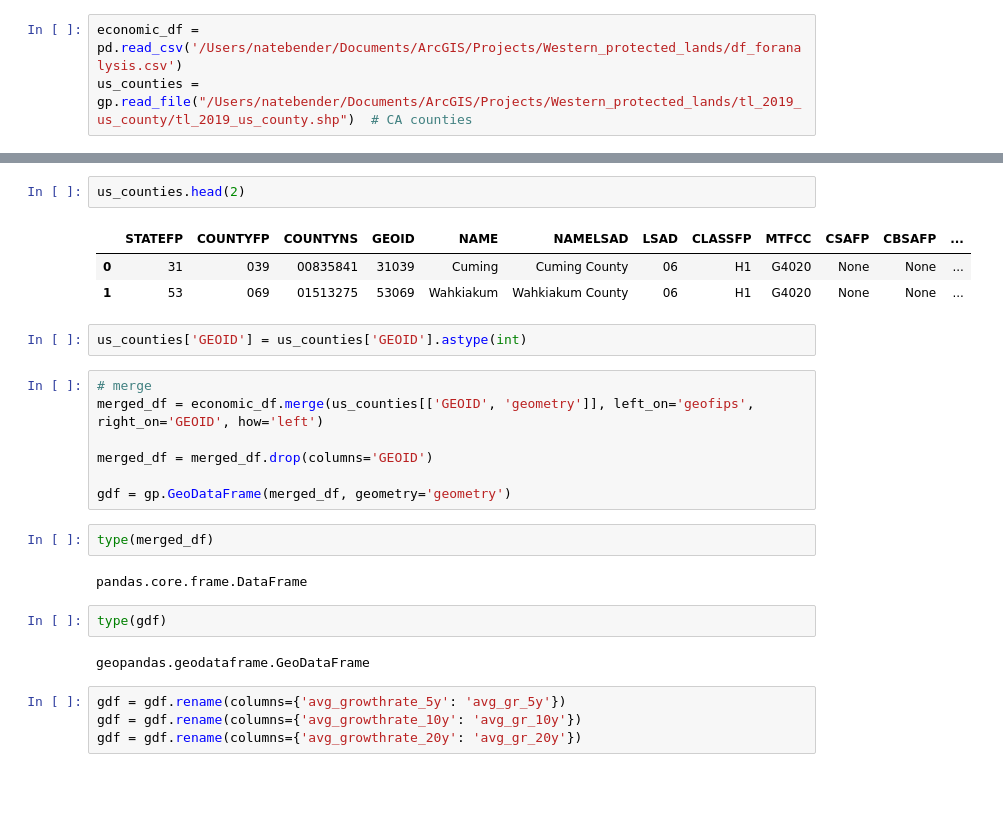
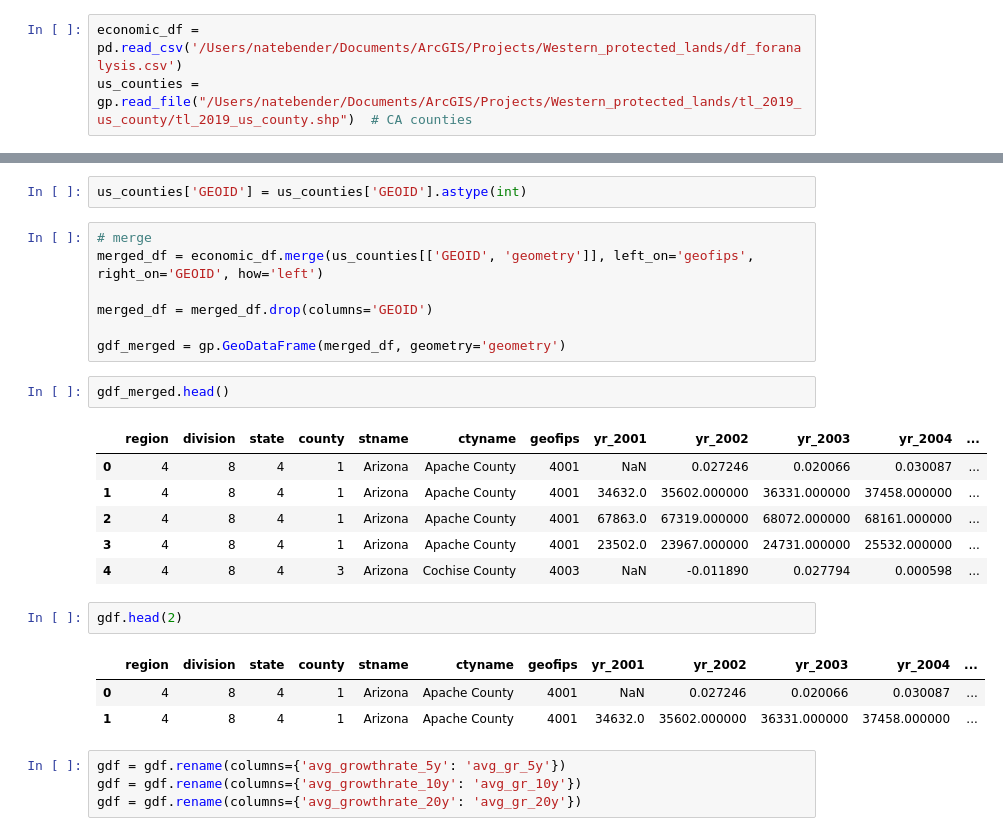
Before and after one commit to natebendermontana/western_protected_areas, a Jupyter notebook: 3_Combine_counties_economics.ipynb, the cells around one changed output, grey strips where cells are left out. Saved outputs shown, nothing was run; the diff lists cells and outputs as text; blank space fills up the shorter version.

```diff
--- a/3_Combine_counties_economics.ipynb
+++ b/3_Combine_counties_economics.ipynb
@@ -27,9 +21,3 @@ economic_df.head(2)
-# %%
-us_counties.head(2)
-# %% [output]
-|  | STATEFP | COUNTYFP | COUNTYNS | GEOID | NAME | NAMELSAD | LSAD | CLASSFP | MTFCC | CSAFP | CBSAFP | ... |
-| 0 | 31 | 039 | 00835841 | 31039 | Cuming | Cuming County | 06 | H1 | G4020 | None | None | ... |
-| 1 | 53 | 069 | 01513275 | 53069 | Wahkiakum | Wahkiakum County | 06 | H1 | G4020 | None | None | ... |
 # %%
 us_counties['GEOID'] = us_counties['GEOID'].astype(int)
 # %%
@@ -38,15 +26,22 @@ merged_df = economic_df.merge(us_counties[['GEOID', 'geometry']], left_on='geofi
 
 merged_df = merged_df.drop(columns='GEOID')
 
-gdf = gp.GeoDataFrame(merged_df, geometry='geometry')
+gdf_merged = gp.GeoDataFrame(merged_df, geometry='geometry')
-# %%
-type(merged_df)
-# %% [output]
-pandas.core.frame.DataFrame
-# %%
-type(gdf)
-# %% [output]
-geopandas.geodataframe.GeoDataFrame
+# %%
+gdf_merged.head()
+# %% [output]
+|  | region | division | state | county | stname | ctyname | geofips | yr_2001 | yr_2002 | yr_2003 | yr_2004 | ... |
+| 0 | 4 | 8 | 4 | 1 | Arizona | Apache County | 4001 | NaN | 0.027246 | 0.020066 | 0.030087 | ... |
+| 1 | 4 | 8 | 4 | 1 | Arizona | Apache County | 4001 | 34632.0 | 35602.000000 | 36331.000000 | 37458.000000 | ... |
+| 2 | 4 | 8 | 4 | 1 | Arizona | Apache County | 4001 | 67863.0 | 67319.000000 | 68072.000000 | 68161.000000 | ... |
+| 3 | 4 | 8 | 4 | 1 | Arizona | Apache County | 4001 | 23502.0 | 23967.000000 | 24731.000000 | 25532.000000 | ... |
+| 4 | 4 | 8 | 4 | 3 | Arizona | Cochise County | 4003 | NaN | -0.011890 | 0.027794 | 0.000598 | ... |
+# %%
+gdf.head(2)
+# %% [output]
+|  | region | division | state | county | stname | ctyname | geofips | yr_2001 | yr_2002 | yr_2003 | yr_2004 | ... |
+| 0 | 4 | 8 | 4 | 1 | Arizona | Apache County | 4001 | NaN | 0.027246 | 0.020066 | 0.030087 | ... |
+| 1 | 4 | 8 | 4 | 1 | Arizona | Apache County | 4001 | 34632.0 | 35602.000000 | 36331.000000 | 37458.000000 | ... |
 # %%
 gdf = gdf.rename(columns={'avg_growthrate_5y': 'avg_gr_5y'})
 gdf = gdf.rename(columns={'avg_growthrate_10y': 'avg_gr_10y'})
```
Also changed, not shown: parts of 4 cells of this notebook, 1 other file.
